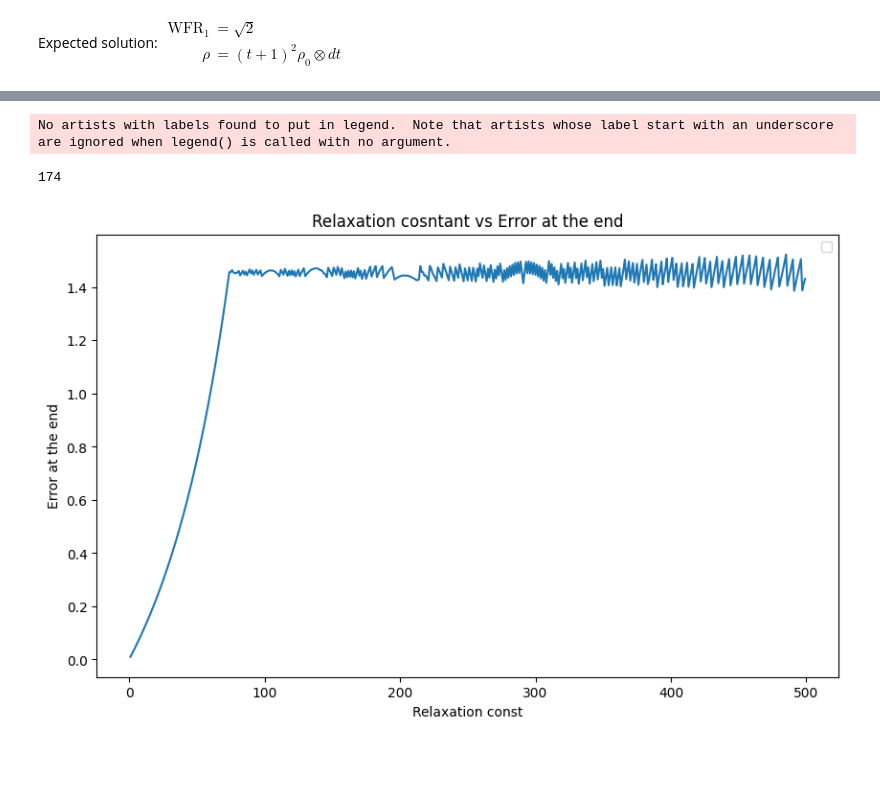
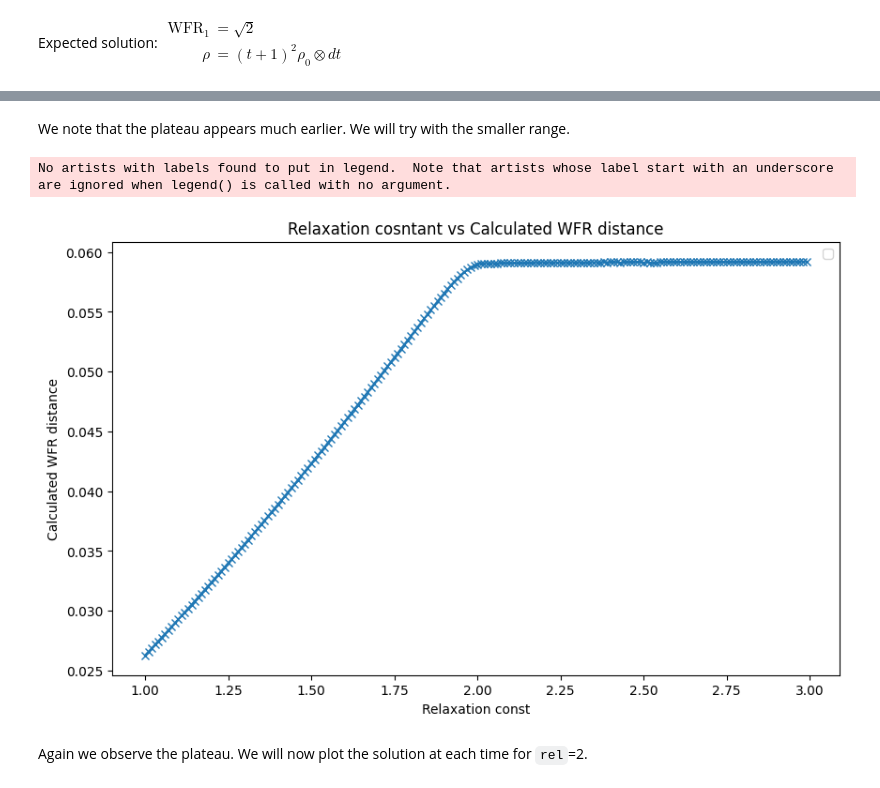
Before and after one commit to mao1756/pdot, a Jupyter notebook: exploratory/wfr_unconstrained_test.ipynb, the cells around one changed output, grey strips where cells are left out. Saved outputs shown, nothing was run; the diff lists cells and outputs as text; code cells hidden in the pictures; blank space fills up the shorter version.

```diff
--- a/exploratory/wfr_unconstrained_test.ipynb
+++ b/exploratory/wfr_unconstrained_test.ipynb
@@ -80,30 +123,28 @@ plt.show()
 # %%
 T = 10
 N = 10
-p1 = torch.ones(N)
+p1 = np.ones(N)
 p2 = 4*p1
 
-rels = np.arange(1,500, 1)
-error = []
+rels = np.arange(1,100,1)
+wfrs = []
 
 t = np.linspace(0, 1, T+1)
 exact = (t+1)**2
 
 for rel in rels:
-    wfr, p, v, z = dynamic_wfr_relaxed_grid(p1, p2, delta=1, rel=rel, T=T, lr=1e-3)
-    error.append(np.linalg.norm(p[-1, 0]-4))
-
-min_ind = np.argmin(error)
-print(rels[min_ind])
+    wfr, p, v, z = dynamic_wfr_relaxed_grid_scipy(p1, p2, delta=1, rel=rel, T=T)
+    wfrs.append(float(wfr))
 
 # Plotting
 plt.figure(figsize=(10, 6))
 
-plt.plot(rels, error)
+plt.plot(rels, wfrs, marker = 'x')
+plt.axhline(y=np.sqrt(2), color='r', linestyle='-', label = 'Exact')
 
 plt.xlabel('Relaxation const')
-plt.ylabel('Error at the end')
-plt.title('Relaxation cosntant vs Error at the end')
+plt.ylabel('Calculated WFR distance')
+plt.title('Relaxation cosntant vs Calculated WFR distance')
 plt.legend()
 plt.show()
 # %% [output]
@@ -113,33 +196,25 @@ No artists with labels found to put in legend.  Note that artists whose label st
+# %% [markdown]
+We note that the plateau appears much earlier. We will try with the smaller range.
 # %%
-T = 10
-N = 10
-p1 = torch.ones(N)
-p2 = 4*p1
-
-rels = np.arange(1,500, 1)
+rels = np.arange(1,3, 0.01)
 wfrs = []
 
-t = np.linspace(0, 1, T+1)
-exact = (t+1)**2
-
 for rel in rels:
-    wfr, p, v, z = dynamic_wfr_relaxed_grid(p1, p2, delta=1, rel=rel, T=T, lr=1e-3)
+    wfr, p, v, z = dynamic_wfr_relaxed_grid_scipy(p1, p2, delta=1, rel=rel, T=T)
     wfrs.append(float(wfr))
-
-min_ind = np.argmin(error)
-print(rels[min_ind])
 
 # Plotting
 plt.figure(figsize=(10, 6))
 
-plt.plot(rels, wfrs)
+plt.plot(rels, wfrs, marker = 'x')
 
 plt.xlabel('Relaxation const')
-plt.ylabel('Error at the end')
-plt.title('Relaxation cosntant vs Error at the end')
+plt.ylabel('Calculated WFR distance')
+plt.title('Relaxation cosntant vs Calculated WFR distance')
 plt.legend()
 plt.show()
 # %% [output]
 No artists with labels found to put in legend.  Note that artists whose label start with an underscore are ignored when legend() is called with no argument.
-174
-[figure, old version]
+[figure, new version]
+# %% [markdown]
+Again we observe the plateau. We will now plot the solution at each time for `rel`=2.
```
Also changed, not shown: parts of 14 cells of this notebook, 2 other files.
